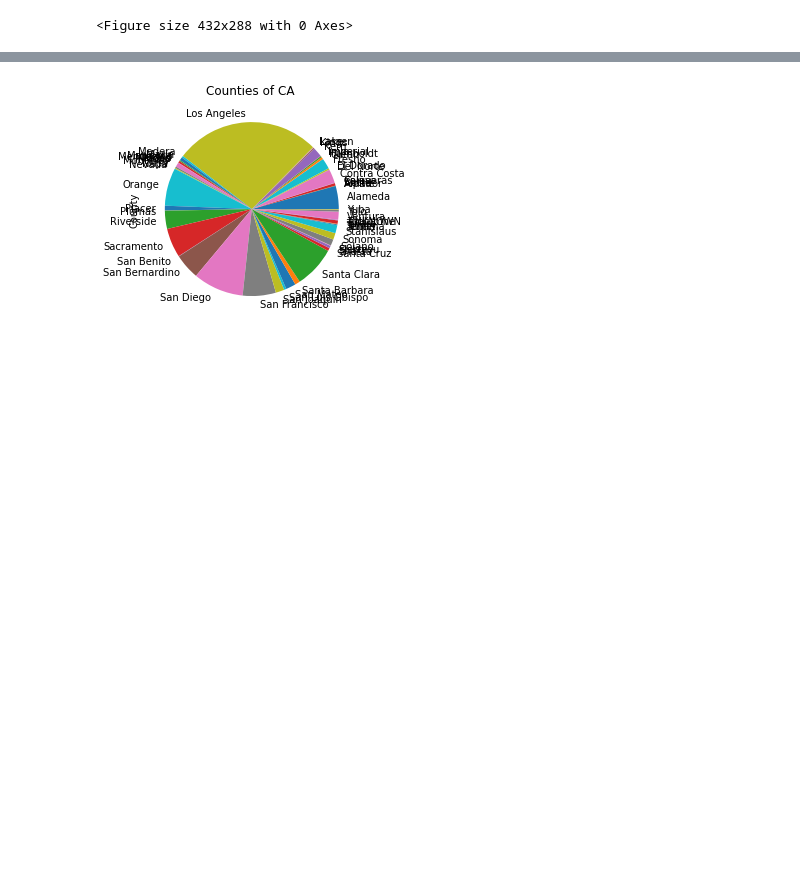
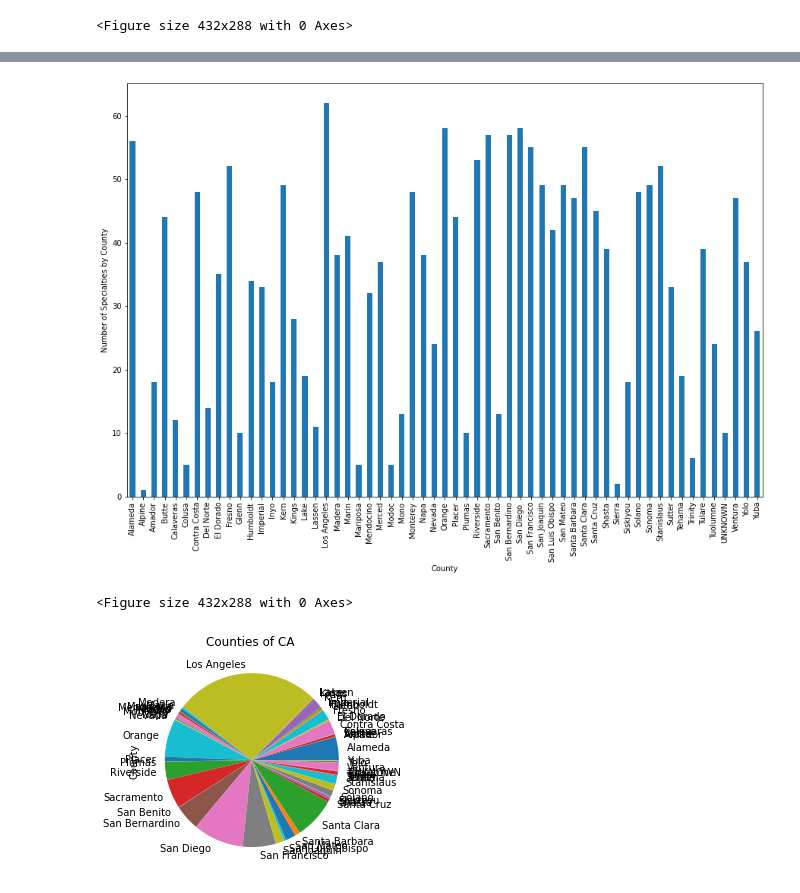
Before and after one commit to vsanga04/Project-1, a Jupyter notebook: Provider_data.ipynb, the cells around one changed output, grey strips where cells are left out. Cells and saved outputs as stored; diff of their text form; code cells hidden in the pictures; blank space fills up the shorter version.

Commit message:
chart added specialty county

```diff
--- a/Provider_data.ipynb
+++ b/Provider_data.ipynb
@@ -182,6 +182,6 @@ plt.savefig("output_figures/Number_of_Providers_by_County")
 <Figure size 432x288 with 0 Axes>
 # %%
 county_providers = clean_physicians.groupby(["County"])
-county_specialty_count = len(county_providers["Specialty"].unique())
+county_specialty_count = county_providers["Specialty"].nunique()
 county_specialty_count
 # %% [output]
@@ -189,3 +205,18 @@ county_specialty_count
+# %%
+specialty_count_chart = county_specialty_count.plot(kind='bar', figsize = (15,10))
+
+# Set the xlabel and ylabel using class methods
+specialty_count_chart.set_xlabel("County")
+specialty_count_chart.set_ylabel("Number of Specialties by County")
+
+plt.title("")
+plt.show()
+plt.tight_layout()
+
+plt.savefig("output_figures/Number_of_Specialties_by_County.png")
+# %% [output]
+[figure, added]
+<Figure size 432x288 with 0 Axes>
 # %%
 county_pie = county_providers_count.plot(kind="pie", y='Provider Count', title=("Counties of CA "))
 
```
Also changed, not shown: parts of 2 cells of this notebook, 1 other file.
